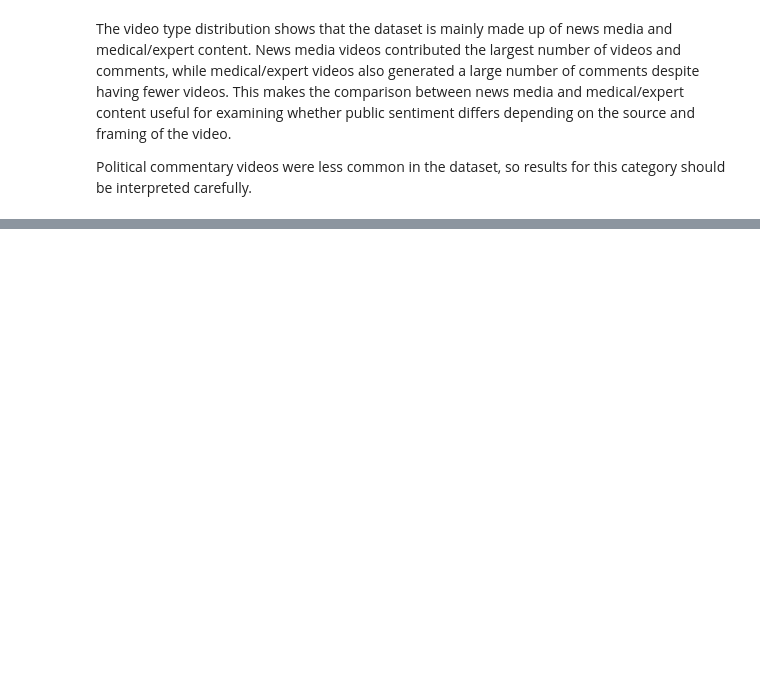
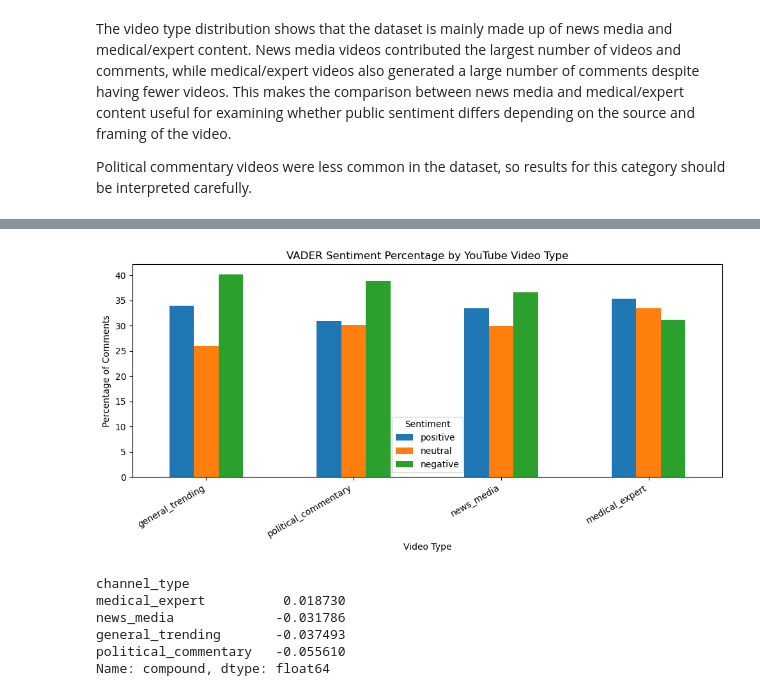
Before and after one commit to BenB51/UGGroup11_SocialMedia_A2, a Jupyter notebook: Youtube_Analysis.ipynb, the cells around one changed output, grey strips where cells are left out. Saved outputs shown, nothing was run; the diff lists cells and outputs as text; code cells hidden in the pictures; blank space fills up the shorter version.

Commit message:
youtube type sentiment distribution and average sentiment

```diff
--- a/Youtube_Analysis.ipynb
+++ b/Youtube_Analysis.ipynb
@@ -1247,0 +1278,9 @@ Political commentary videos were less common in the dataset, so results for this
+# %%
+# create sentiment percentage table by channel type
+sentiment_percent_by_type = pd.crosstab(
+    english_comments_df["channel_type"],
+    english_comments_df["vader_label"],
+    normalize="index"
+) * 100
+
+sentiment_percent_by_type.round(2)
@@ -1247,0 +1294,43 @@ Political commentary videos were less common in the dataset, so results for this
+# %%
+# set sentiment column order
+sentiment_order = ["positive", "neutral", "negative"]
+
+# make sure all sentiment columns exist
+for label in sentiment_order:
+    if label not in sentiment_percent_by_type.columns:
+        sentiment_percent_by_type[label] = 0
+
+# reorder columns
+sentiment_percent_by_type = sentiment_percent_by_type[sentiment_order]
+
+# sort video types by negative percentage
+sentiment_percent_by_type = sentiment_percent_by_type.sort_values("negative", ascending=False)
+
+# plot grouped bar chart instead of stacked chart
+ax = sentiment_percent_by_type.plot(
+    kind="bar",
+    figsize=(10, 5)
+)
+
+plt.title("VADER Sentiment Percentage by YouTube Video Type")
+plt.xlabel("Video Type")
+plt.ylabel("Percentage of Comments")
+plt.xticks(rotation=30, ha="right")
+plt.legend(title="Sentiment")
+
+plt.tight_layout()
+plt.show()
+# %% [output]
+[figure, added]
+# %%
+# calculate average compound score by channel type
+avg_sentiment_by_type = english_comments_df.groupby("channel_type")["compound"].mean().sort_values(ascending=False)
+
+avg_sentiment_by_type
+# %% [output]
+channel_type
+medical_expert          0.018730
+news_media             -0.031786
+general_trending       -0.037493
+political_commentary   -0.055610
+Name: compound, dtype: float64
```
Also changed, not shown: parts of 5 cells of this notebook.
